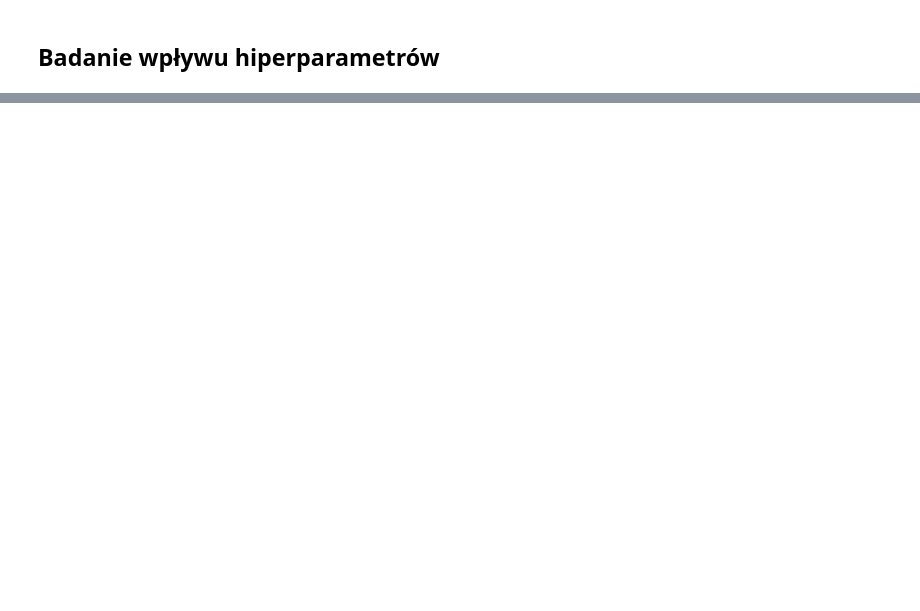
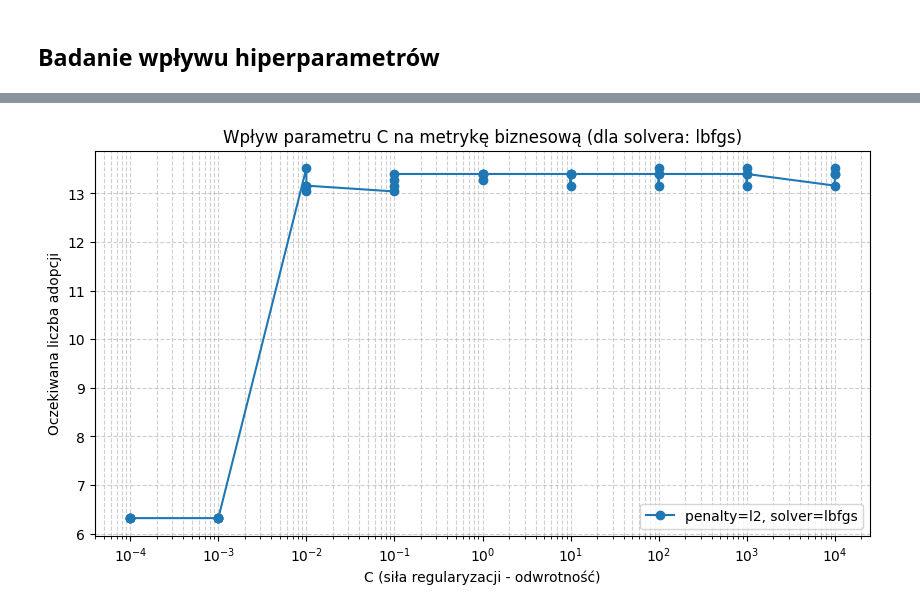
Before and after one commit to Zajecia-na-PWr-LR/lista-4-projekt-grupowy-lematy, a Jupyter notebook: Regresja_logistyczna2.ipynb, the cells around one changed output, grey strips where cells are left out. Cells and saved outputs as stored; diff of their text form; code cells hidden in the pictures; blank space fills up the shorter version.

```diff
--- a/Regresja_logistyczna2.ipynb
+++ b/Regresja_logistyczna2.ipynb
@@ -14 +32,8 @@ from sklearn.pipeline import Pipeline
+# %%
+from sklearn.metrics import make_scorer
+
+def moja_metryka(y_true, y_proba, **kwargs):
+    return symulacja_budzetu(y_true, y_proba)
+
+scorer = make_scorer(moja_metryka, needs_proba=True)
 # %%
@@ -67,13 +63,11 @@ array([1, 1, 1, 0, 0, 1, 1, 0, 0, 0, 0, 1, 0, 0, 0, 0, 0, 0, 1, 1, 0, 0,
 # %%
-log_reg = LogisticRegression(max_iter=5000, random_state=42)
-log_reg.fit(X_train, y_train)
 
-y_pred_base = log_reg.predict(X_test)
-y_proba_base = log_reg.predict_proba(X_test)[:, 1]
+pipeline.fit(X_train, y_train)
+y_pred_base = pipeline.predict(X_test)
+y_proba_base = pipeline.predict_proba(X_test)[:, 1]
 
 print('Wyniki modelu bazowego:')
 print(classification_report(y_test, y_pred_base))
-
 print('Accuracy:', accuracy_score(y_test, y_pred_base))
 
 # RocCurveDisplay.from_estimator(log_reg, X_test, y_test)
@@ -173,20 +174,31 @@ plt.show()
 # %%
 #wpływ parametru C
 
 results = grid.cv_results_
+best_solver = grid.best_params_["log_reg__solver"]
 
 plt.figure(figsize=(10, 5))
 
 for penalty in ["l1", "l2"]:
-    mask = np.array([penalty in p for p in results["param_penalty"]])
-    Cs = results["param_C"][mask].data.astype(float)
-    recalls = results["mean_test_recall"][mask]
+    mask = np.array([
+        (p == penalty) and (s == best_solver)
+        for p, s in zip(results["param_log_reg__penalty"], results["param_log_reg__solver"])
+    ])
 
-    plt.semilogx(Cs, recalls, marker="o", label=f"penalty={penalty}")
+    if not mask.any():
+        continue
 
-plt.xlabel("C (siła regularyzacji)")
-plt.ylabel("Recall (średni z CV)")
-plt.title("Wpływ parametru C na recall")
+    Cs = np.array(results["param_log_reg__C"])[mask].astype(float)
+    biznesowa_score = np.array(results["mean_test_biznesowa"])[mask]
+
+    sort_idx = np.argsort(Cs)
+    plt.semilogx(Cs[sort_idx], biznesowa_score[sort_idx], marker="o", label=f"penalty={penalty}, solver={best_solver}")
+
+plt.xlabel("C (siła regularyzacji - odwrotność)")
+plt.ylabel("Oczekiwana liczba adopcji")
+plt.title(f"Wpływ parametru C na metrykę biznesową (dla solvera: {best_solver})")
 plt.grid(True, which="both", linestyle="--", alpha=0.6)
 plt.legend()
 plt.show()
+# %% [output]
+[figure, added]
```
Also changed, not shown: parts of 7 cells of this notebook.
